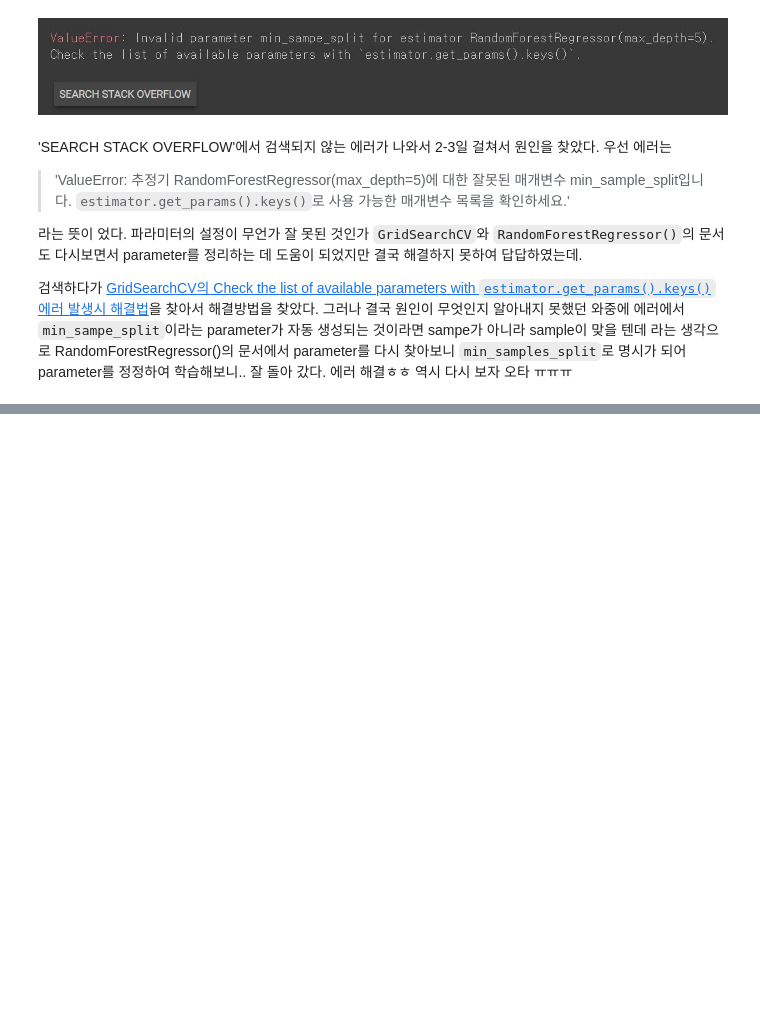
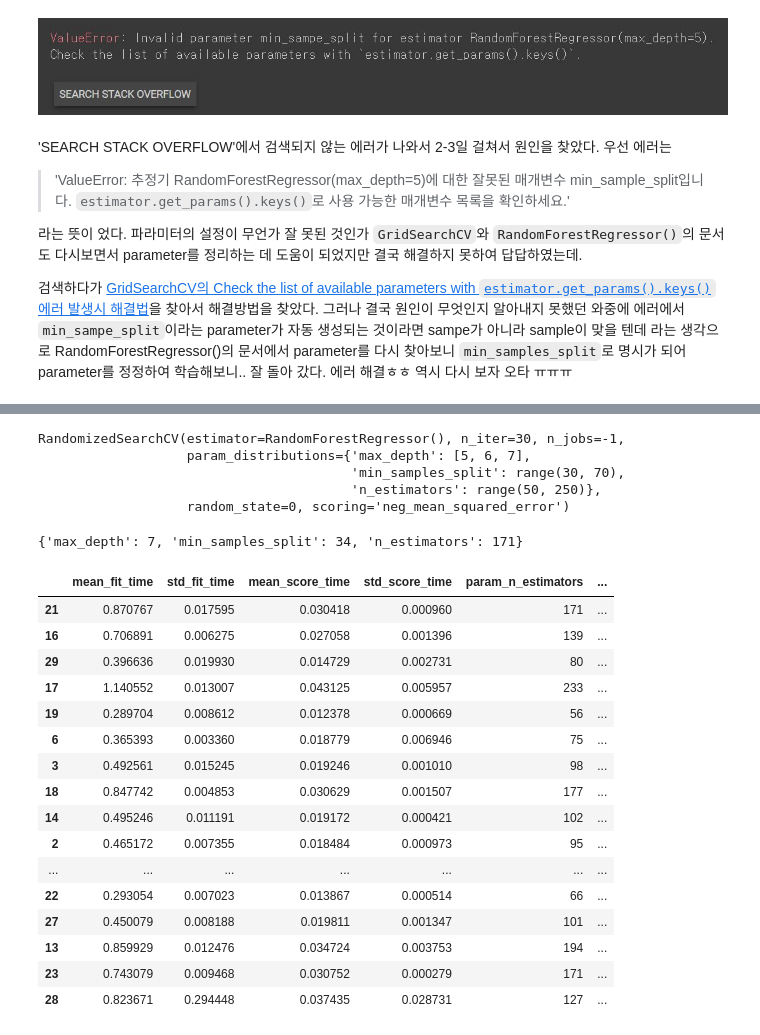
Before and after one commit to thwjd639/Data_Analysis, a Jupyter notebook: 220317 서울시 따릉이 자전거 이용 예측 AI모델 필사.ipynb, the cells around one changed output, grey strips where cells are left out. Drawn from its saved outputs; the diff is of its cells as text; code cells hidden in the pictures; blank space fills up the shorter version.

```diff
--- a/220317 서울시 따릉이 자전거 이용 예측 AI모델 필사.ipynb
+++ b/220317 서울시 따릉이 자전거 이용 예측 AI모델 필사.ipynb
@@ -654,0 +702,20 @@ GridSearchCV 최고 정확도:-1776.4053
+# %%
+param = {'min_samples_split': range(30, 70),
+        'max_depth': [5, 6, 7],
+        'n_estimators': range(50, 250)}
+# %%
+model = RandomForestRegressor()
+# %%
+rs = RandomizedSearchCV(estimator=model, param_distributions=param, n_iter = 30, random_state=0, scoring = 'neg_mean_squared_error', n_jobs = -1)
+# %%
+rs.fit(X_rf_train, y_rf_train)
+# %% [output]
+RandomizedSearchCV(estimator=RandomForestRegressor(), n_iter=30, n_jobs=-1,
+                   param_distributions={'max_depth': [5, 6, 7],
+                                        'min_samples_split': range(30, 70),
+                                        'n_estimators': range(50, 250)},
+                   random_state=0, scoring='neg_mean_squared_error')
+# %%
+rs.best_params_
+# %% [output]
+{'max_depth': 7, 'min_samples_split': 34, 'n_estimators': 171}
@@ -654,0 +726,20 @@ GridSearchCV 최고 정확도:-1776.4053
+# %%
+pd.DataFrame(rs.cv_results_).sort_values('mean_test_score', ascending = False)
+# %% [output]
+|  | mean_fit_time | std_fit_time | mean_score_time | std_score_time | param_n_estimators | ... |
+| 21 | 0.870767 | 0.017595 | 0.030418 | 0.000960 | 171 | ... |
+| 16 | 0.706891 | 0.006275 | 0.027058 | 0.001396 | 139 | ... |
+| 29 | 0.396636 | 0.019930 | 0.014729 | 0.002731 | 80 | ... |
+| 17 | 1.140552 | 0.013007 | 0.043125 | 0.005957 | 233 | ... |
+| 19 | 0.289704 | 0.008612 | 0.012378 | 0.000669 | 56 | ... |
+| 6 | 0.365393 | 0.003360 | 0.018779 | 0.006946 | 75 | ... |
+| 3 | 0.492561 | 0.015245 | 0.019246 | 0.001010 | 98 | ... |
+| 18 | 0.847742 | 0.004853 | 0.030629 | 0.001507 | 177 | ... |
+| 14 | 0.495246 | 0.011191 | 0.019172 | 0.000421 | 102 | ... |
+| 2 | 0.465172 | 0.007355 | 0.018484 | 0.000973 | 95 | ... |
+| ... | ... | ... | ... | ... | ... | ... |
+| 22 | 0.293054 | 0.007023 | 0.013867 | 0.000514 | 66 | ... |
+| 27 | 0.450079 | 0.008188 | 0.019811 | 0.001347 | 101 | ... |
+| 13 | 0.859929 | 0.012476 | 0.034724 | 0.003753 | 194 | ... |
+| 23 | 0.743079 | 0.009468 | 0.030752 | 0.000279 | 171 | ... |
+| 28 | 0.823671 | 0.294448 | 0.037435 | 0.028731 | 127 | ... |
```
Also changed, not shown: parts of 73 cells of this notebook.
